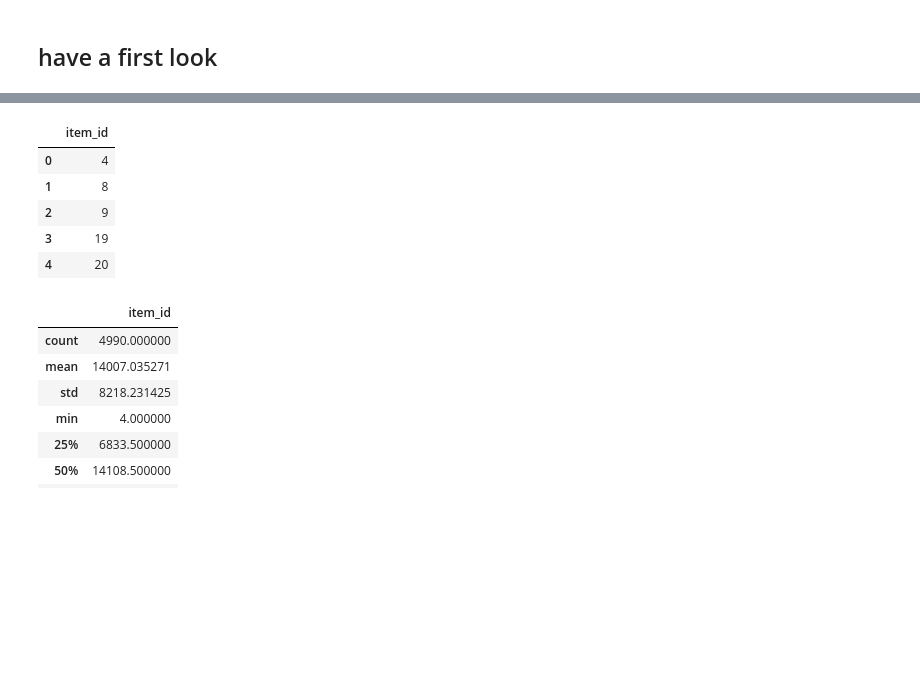
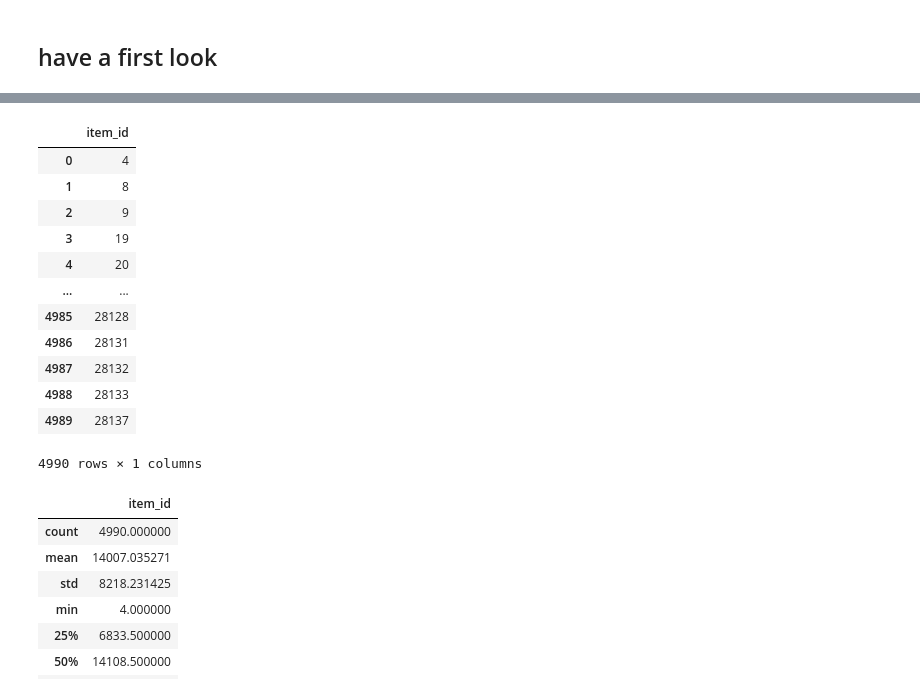
Before and after one commit to Ananassio/Data-Science_lab, a Jupyter notebook: Project/Data.ipynb, the cells around one changed output, grey strips where cells are left out. Cells and saved outputs as stored; diff of their text form; code cells hidden in the pictures; blank space fills up the shorter version.

```diff
--- a/Project/Data.ipynb
+++ b/Project/Data.ipynb
@@ -58,13 +51,20 @@ zubekommen wie diese aufgebaut sind.
 In dem items Datensatz sind die item ids, welche in bei den testsessions gekauft wurden
 # %%
-items.head()
+items
 # %% [output]
 |  | item_id |
 | 0 | 4 |
 | 1 | 8 |
 | 2 | 9 |
 | 3 | 19 |
 | 4 | 20 |
+| ... | ... |
+| 4985 | 28128 |
+| 4986 | 28131 |
+| 4987 | 28132 |
+| 4988 | 28133 |
+| 4989 | 28137 |
+4990 rows × 1 columns
 # %%
 #how many items do we have?
 items.describe()
```
Also changed, not shown: parts of 59 cells of this notebook.
